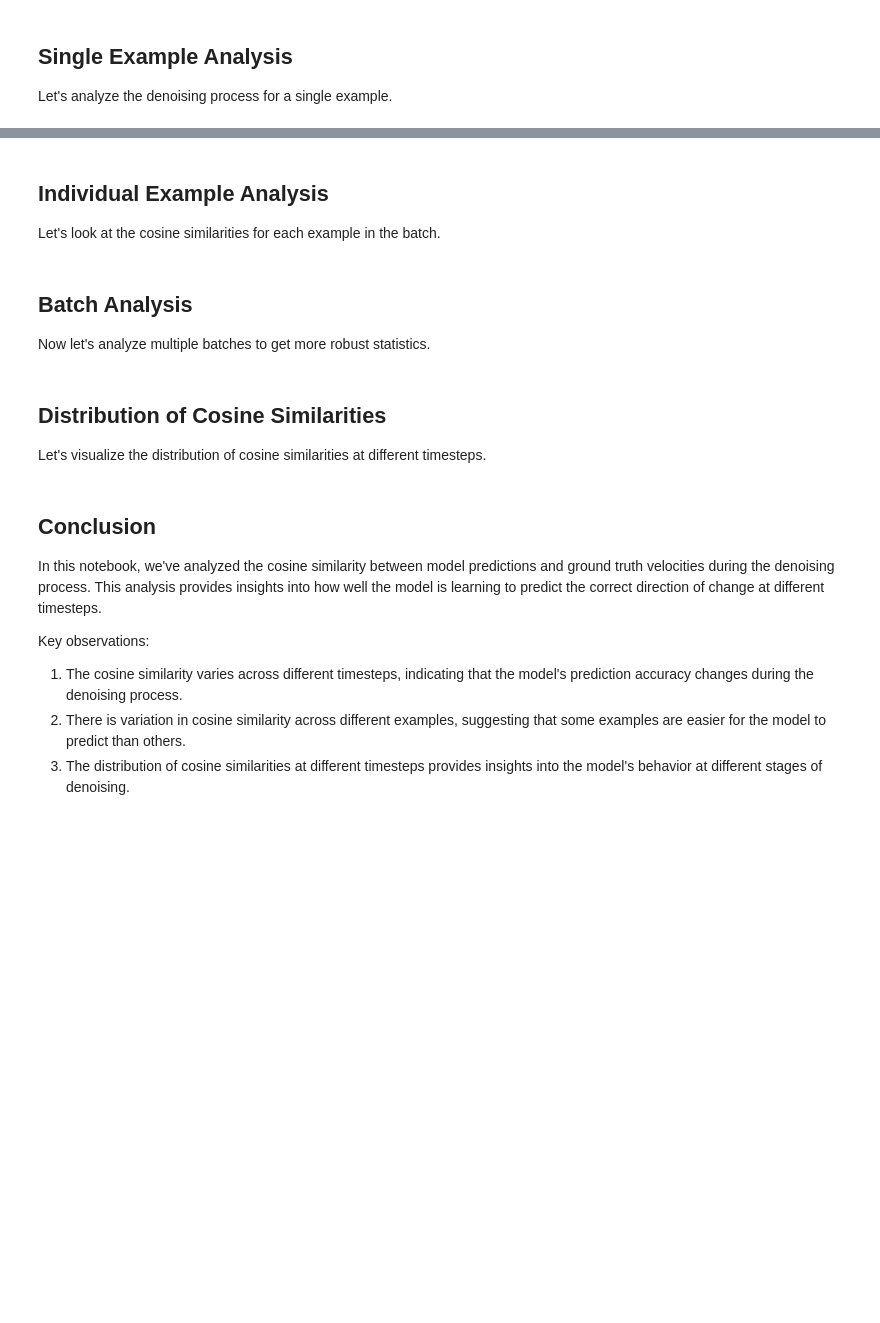
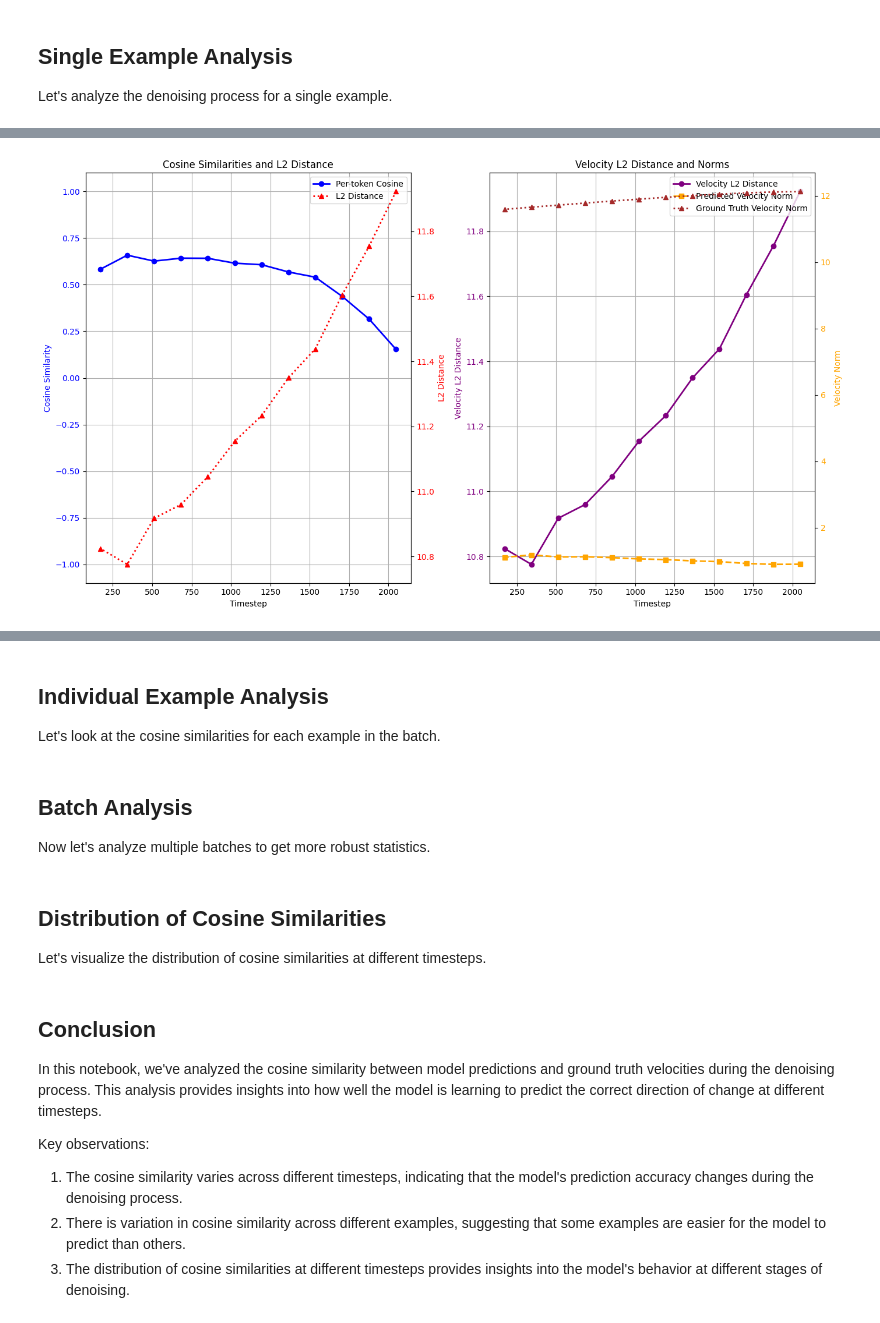
Before and after one commit to jwarczynski/ShortcutFM, a Jupyter notebook: notebooks/cosine_similarity_analysis.ipynb, the cells around one changed output, grey strips where cells are left out. Cells and saved outputs as stored; diff of their text form; code cells hidden in the pictures; blank space fills up the shorter version.

Commit message:
featL intriduce denosing.py and refacotr valocity analysis

```diff
--- a/notebooks/cosine_similarity_analysis.ipynb
+++ b/notebooks/cosine_similarity_analysis.ipynb
@@ -107,7 +106,7 @@ Now we'll load some test data to use for our analysis.
 from shortcutfm.batch import EncoderBatch
 
 
-test_data_path = "../datasets/tokenized/bert-base-uncased/QQP-Official/test"
+test_data_path = "../datasets/tokenized/bert-base-uncased/QQP-Official/valid"
 test_ds = Dataset.load_from_disk(test_data_path)
 test_text_ds = TextDataset(test_ds)
 
@@ -127,15 +128,13 @@ print(f"Loaded test batch with {len(test_batch.seqs)} examples")
 ## Single Example Analysis
 
 Let's analyze the denoising process for a single example.
+# %%
+# Set shortcut size for denoising
+shortcut_size = 128
 # %%
-# Set shortcut size for denoising
-from shortcutfm.analysis.velocity_analysis import denoise_with_tracking
-
-
-shortcut_size = 64
 
 # Run denoising with tracking
-results = denoise_with_tracking(unit, test_batch, shortcut_size, per_token_cosine=True)
+results = denoise_with_velocity_tracking(unit.criterion.flow_matching_criterion, test_batch, shortcut_size, per_token_cosine=True)
 
 # Extract results
 timesteps = results["timesteps"]
@@ -150,23 +168,28 @@ cosine_similarities
 # %%
 # Compare per-token vs flattened cosine similarity calculations and plot with L2 distances
-results_per_token = denoise_with_tracking(unit, test_batch, 4, per_token_cosine=True)
+results_per_token = denoise_with_velocity_tracking(
+    unit.criterion.flow_matching_criterion,
+    test_batch,
+    shortcut_size,
+    per_token_cosine=True,
+    step_size=2048/12
+)
 # results_flattened = denoise_with_tracking(unit, test_batch, 4, per_token_cosine=False)
 # %%
 # Extract results
 timesteps = results_per_token["timesteps"]
+# Take mean across batch dimension for each metric
 cosine_similarities_per_token = [cs.cpu().numpy().mean() for cs in results_per_token["cosine_similarities"]]
-# cosine_similarities_flattened = [cs.cpu().numpy().mean() for cs in results_flattened["cosine_similarities"]]
-l2_distances = results_per_token["l2_distances"]
-velocity_l2_distances = results_per_token["velocity_l2_distances"]
-predicted_velocity_norms = results_per_token["predicted_velocity_norms"]
-ground_truth_velocity_norms = results_per_token["ground_truth_velocity_norms"]
+l2_distances = [d.cpu().numpy().mean() for d in results_per_token["l2_distances"]]
+velocity_l2_distances = [d.cpu().numpy().mean() for d in results_per_token["velocity_l2_distances"]]
+predicted_velocity_norms = [n.cpu().numpy().mean() for n in results_per_token["predicted_velocity_norms"]]
+ground_truth_velocity_norms = [n.cpu().numpy().mean() for n in results_per_token["ground_truth_velocity_norms"]]
 
 # Create two subplots
 fig, (ax1, ax2) = plt.subplots(1, 2, figsize=(14, 8))
 
 # First subplot - Cosine similarities and L2 distances
 ax1.plot(timesteps, cosine_similarities_per_token, marker='o', linestyle='-', linewidth=2, color='blue', label='Per-token Cosine')
-# ax1.plot(timesteps, cosine_similarities_flattened, marker='s', linestyle='--', linewidth=2, color='green', label='Flattened Cosine')
 ax1.set_xlabel('Timestep')
 ax1.set_ylabel('Cosine Similarity', color='blue')
 ax1.tick_params(axis='y', labelcolor='blue')
@@ -180,30 +203,32 @@ ax1_twin.set_ylabel('L2 Distance', color='red')
 ax1_twin.tick_params(axis='y', labelcolor='red')
 
 # Add title and legend for first subplot
 ax1.set_title('Cosine Similarities and L2 Distance')
 lines1, labels1 = ax1.get_legend_handles_labels()
 lines2, labels2 = ax1_twin.get_legend_handles_labels()
 ax1.legend(lines1 + lines2, labels1 + labels2, loc='upper right')
 
 # Second subplot - Velocity L2 distances and norms
 ax2.plot(timesteps, velocity_l2_distances, marker='o', linestyle='-', linewidth=2, color='purple', label='Velocity L2 Distance')
 ax2.set_xlabel('Timestep')
 ax2.set_ylabel('Velocity L2 Distance', color='purple')
 ax2.tick_params(axis='y', labelcolor='purple')
 ax2.grid(True)
 
 # Create twin axis for velocity norms
 ax2_twin = ax2.twinx()
 ax2_twin.plot(timesteps, predicted_velocity_norms, marker='s', linestyle='--', linewidth=2, color='orange', label='Predicted Velocity Norm')
 ax2_twin.plot(timesteps, ground_truth_velocity_norms, marker='^', linestyle=':', linewidth=2, color='brown', label='Ground Truth Velocity Norm')
 ax2_twin.set_ylabel('Velocity Norm', color='orange')
 ax2_twin.tick_params(axis='y', labelcolor='orange')
 
 # Add title and legend for second subplot
 ax2.set_title('Velocity L2 Distance and Norms')
 lines3, labels3 = ax2.get_legend_handles_labels()
 lines4, labels4 = ax2_twin.get_legend_handles_labels()
 ax2.legend(lines3 + lines4, labels3 + labels4, loc='upper right')
 
 plt.tight_layout()
 plt.show()
+# %% [output]
+[figure, added]
```
Also changed, not shown: parts of 13 cells of this notebook, 2 other files.
